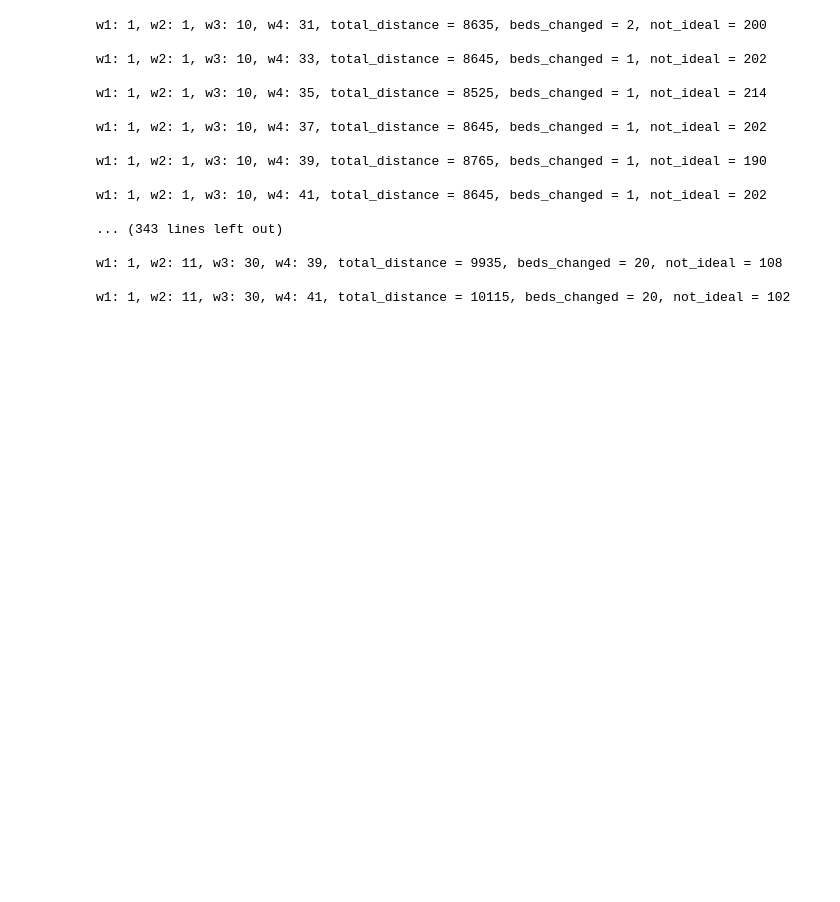
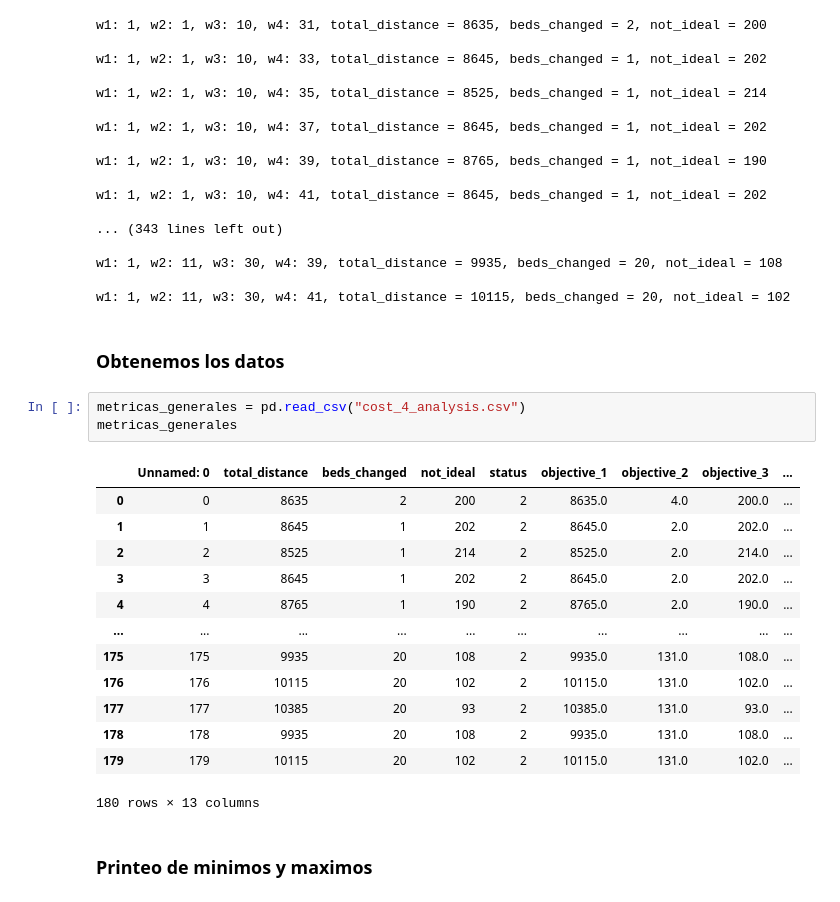
Before and after one commit to agucova/optint, a Jupyter notebook: analysis_4_objectives.ipynb, the cells around one changed output. Drawn from its saved outputs; the diff is of its cells as text; blank space fills up the shorter version.

```diff
--- a/analysis_4_objectives.ipynb
+++ b/analysis_4_objectives.ipynb
@@ -129,3 +170,24 @@ w1: 1, w2: 1, w3: 10, w4: 41, total_distance = 8645, beds_changed = 1, not_ideal
 w1: 1, w2: 11, w3: 30, w4: 39, total_distance = 9935, beds_changed = 20, not_ideal = 108
 
 w1: 1, w2: 11, w3: 30, w4: 41, total_distance = 10115, beds_changed = 20, not_ideal = 102
+# %% [markdown]
+### Obtenemos los datos
+# %%
+metricas_generales = pd.read_csv("cost_4_analysis.csv")
+metricas_generales
+# %% [output]
+|  | Unnamed: 0 | total_distance | beds_changed | not_ideal | status | objective_1 | objective_2 | objective_3 | ... |
+| 0 | 0 | 8635 | 2 | 200 | 2 | 8635.0 | 4.0 | 200.0 | ... |
+| 1 | 1 | 8645 | 1 | 202 | 2 | 8645.0 | 2.0 | 202.0 | ... |
+| 2 | 2 | 8525 | 1 | 214 | 2 | 8525.0 | 2.0 | 214.0 | ... |
+| 3 | 3 | 8645 | 1 | 202 | 2 | 8645.0 | 2.0 | 202.0 | ... |
+| 4 | 4 | 8765 | 1 | 190 | 2 | 8765.0 | 2.0 | 190.0 | ... |
+| ... | ... | ... | ... | ... | ... | ... | ... | ... | ... |
+| 175 | 175 | 9935 | 20 | 108 | 2 | 9935.0 | 131.0 | 108.0 | ... |
+| 176 | 176 | 10115 | 20 | 102 | 2 | 10115.0 | 131.0 | 102.0 | ... |
+| 177 | 177 | 10385 | 20 | 93 | 2 | 10385.0 | 131.0 | 93.0 | ... |
+| 178 | 178 | 9935 | 20 | 108 | 2 | 9935.0 | 131.0 | 108.0 | ... |
+| 179 | 179 | 10115 | 20 | 102 | 2 | 10115.0 | 131.0 | 102.0 | ... |
+180 rows × 13 columns
+# %% [markdown]
+### Printeo de minimos y maximos
```
Also changed, not shown: parts of 22 cells of this notebook.
